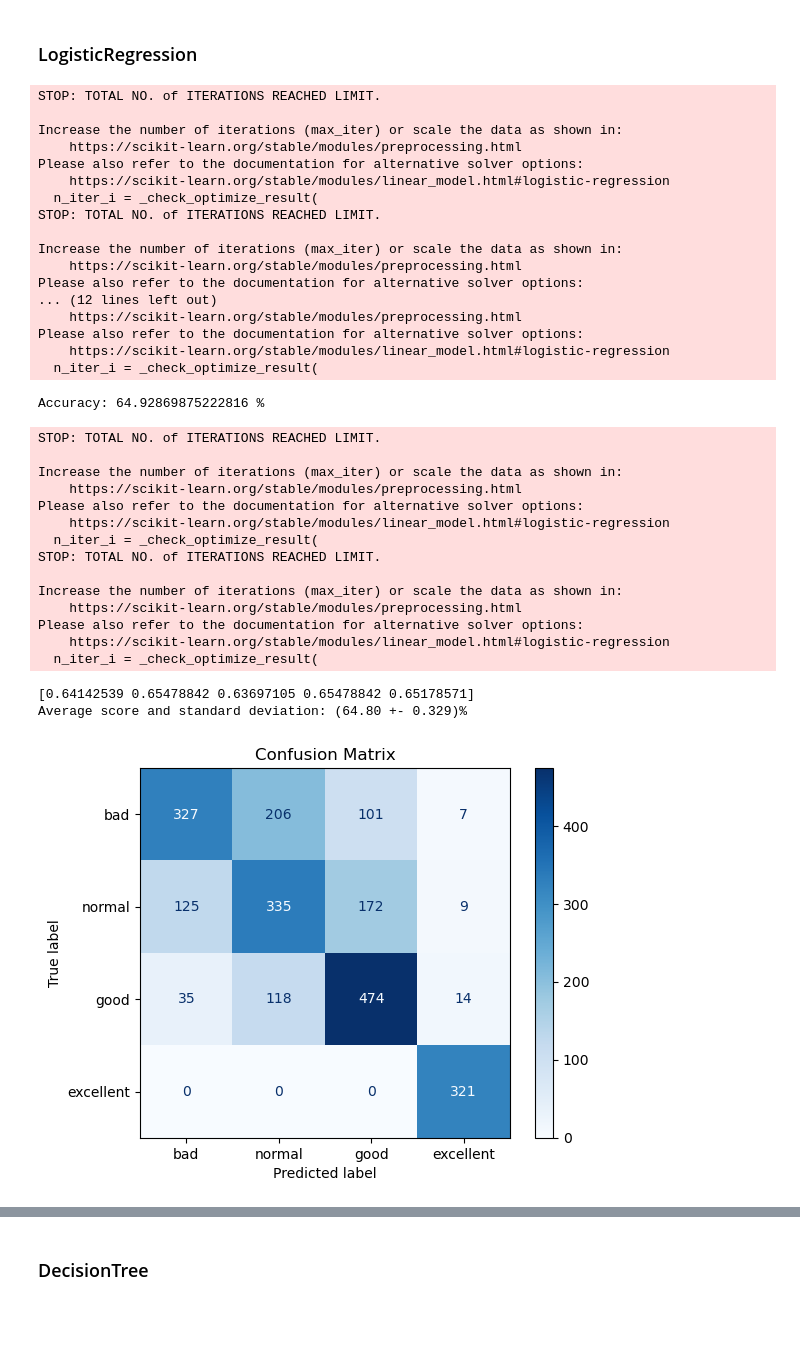
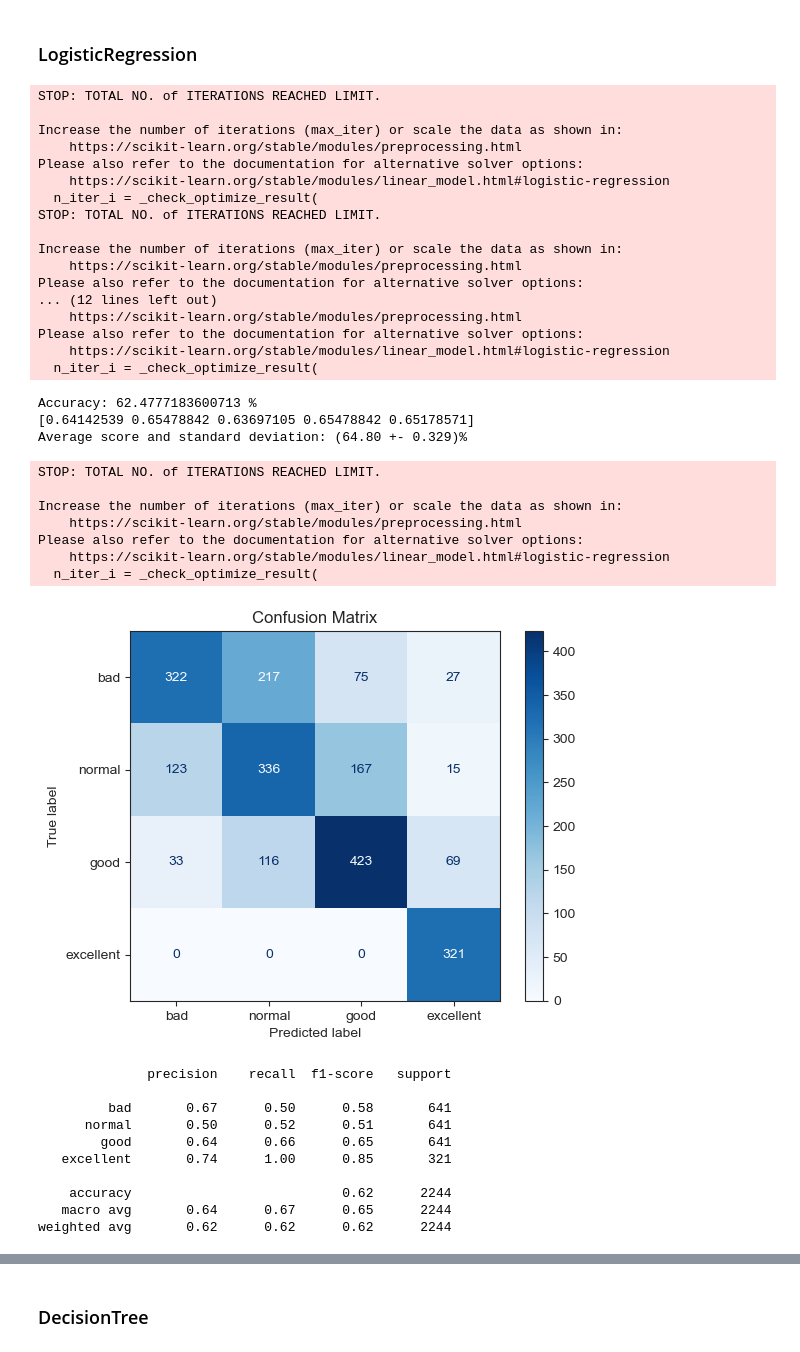
Before and after one commit to CloudSkytec/ML-CW1, a Jupyter notebook: Luqi Xin/Classification - Wine Quality.ipynb, the cells around one changed output, grey strips where cells are left out. Cells and saved outputs as stored; diff of their text form; code cells hidden in the pictures; blank space fills up the shorter version.

```diff
--- a/Luqi Xin/Classification - Wine Quality - ANN part.ipynb
+++ b/Luqi Xin/Classification - Wine Quality.ipynb
@@ -591,69 +591,73 @@ def classify(model, x, ys):
 # %% [markdown]
 ### LogisticRegression
 # %%
-# from sklearn.linear_model import LogisticRegression
-# LR_model = LogisticRegression(max_iter=100)
-# classify(LR_model, fea_train, tar_train)
+from sklearn.linear_model import LogisticRegression
+LR_model = LogisticRegression(C=1, solver='saga', max_iter=500, penalty='l1')
+classify(LR_model, fea_train, tar_train)
 
-# # cross-validation
-# n_folds = 5
-# clf_cv = LogisticRegression()
-# scores = cross_val_score(clf_cv, fea_val, tar_val, cv=5)
-# print(scores)
-# avg = (100 * np.mean(scores), 100 * np.std(scores)/np.sqrt(scores.shape[0]))
-# print("Average score and standard deviation: (%.2f +- %.3f)%%" %avg)
+# cross-validation
+n_folds = 5
+clf_cv = LogisticRegression()
+scores = cross_val_score(clf_cv, fea_val, tar_val, cv=5)
+print(scores)
+avg = (100 * np.mean(scores), 100 * np.std(scores)/np.sqrt(scores.shape[0]))
+print("Average score and standard deviation: (%.2f +- %.3f)%%" %avg)
 
-# from sklearn.metrics import confusion_matrix, ConfusionMatrixDisplay
+from sklearn.metrics import confusion_matrix, ConfusionMatrixDisplay
 
-# # Predict on validation set
-# y_pred = LR_model.predict(fea_val)
+# Predict on validation set
+y_pred = LR_model.predict(fea_val)
 
-# # Confusion matrix
-# cm = confusion_matrix(tar_val, y_pred)
+# Confusion matrix
+cm = confusion_matrix(tar_val, y_pred)
 
-# # Visualisation
-# disp = ConfusionMatrixDisplay(confusion_matrix=cm, display_labels=['bad', 'normal', 'good', 'excellent'])
-# disp.plot(cmap=plt.cm.Blues)
-# plt.title("Confusion Matrix")
-# plt.show()
+# Visualisation
+sns.set_style("ticks")
+disp = ConfusionMatrixDisplay(confusion_matrix=cm, display_labels=['bad', 'normal', 'good', 'excellent'])
+disp.plot(cmap=plt.cm.Blues)
+plt.title("Confusion Matrix")
+plt.show()
 
-# from sklearn.metrics import classification_report
+from sklearn.metrics import classification_report
 
-# # classification report
-# print(classification_report(tar_val, y_pred, target_names=['bad', 'normal', 'good', 'excellent']))
+# classification report
+print(classification_report(tar_val, y_pred, target_names=['bad', 'normal', 'good', 'excellent']))
 # %% [output]
 STOP: TOTAL NO. of ITERATIONS REACHED LIMIT.
 
 Increase the number of iterations (max_iter) or scale the data as shown in:
     https://scikit-learn.org/stable/modules/preprocessing.html
 Please also refer to the documentation for alternative solver options:
     https://scikit-learn.org/stable/modules/linear_model.html#logistic-regression
   n_iter_i = _check_optimize_result(
 STOP: TOTAL NO. of ITERATIONS REACHED LIMIT.
 
 Increase the number of iterations (max_iter) or scale the data as shown in:
     https://scikit-learn.org/stable/modules/preprocessing.html
 Please also refer to the documentation for alternative solver options:
 ... (12 lines left out)
     https://scikit-learn.org/stable/modules/preprocessing.html
 Please also refer to the documentation for alternative solver options:
     https://scikit-learn.org/stable/modules/linear_model.html#logistic-regression
   n_iter_i = _check_optimize_result(
-Accuracy: 64.92869875222816 %
+Accuracy: 62.4777183600713 %
+[0.64142539 0.65478842 0.63697105 0.65478842 0.65178571]
+Average score and standard deviation: (64.80 +- 0.329)%
 STOP: TOTAL NO. of ITERATIONS REACHED LIMIT.
 
 Increase the number of iterations (max_iter) or scale the data as shown in:
     https://scikit-learn.org/stable/modules/preprocessing.html
 Please also refer to the documentation for alternative solver options:
     https://scikit-learn.org/stable/modules/linear_model.html#logistic-regression
   n_iter_i = _check_optimize_result(
-STOP: TOTAL NO. of ITERATIONS REACHED LIMIT.
-
-Increase the number of iterations (max_iter) or scale the data as shown in:
-    https://scikit-learn.org/stable/modules/preprocessing.html
-Please also refer to the documentation for alternative solver options:
-    https://scikit-learn.org/stable/modules/linear_model.html#logistic-regression
-  n_iter_i = _check_optimize_result(
+[figure, new version]
-[0.64142539 0.65478842 0.63697105 0.65478842 0.65178571]
-Average score and standard deviation: (64.80 +- 0.329)%
+              precision    recall  f1-score   support
+
+         bad       0.67      0.50      0.58       641
+      normal       0.50      0.52      0.51       641
+        good       0.64      0.66      0.65       641
+   excellent       0.74      1.00      0.85       321
+
+    accuracy                           0.62      2244
+   macro avg       0.64      0.67      0.65      2244
+weighted avg       0.62      0.62      0.62      2244
-[figure, old version]
```
Also changed, not shown: parts of 8 cells of this notebook, 1 other file.
